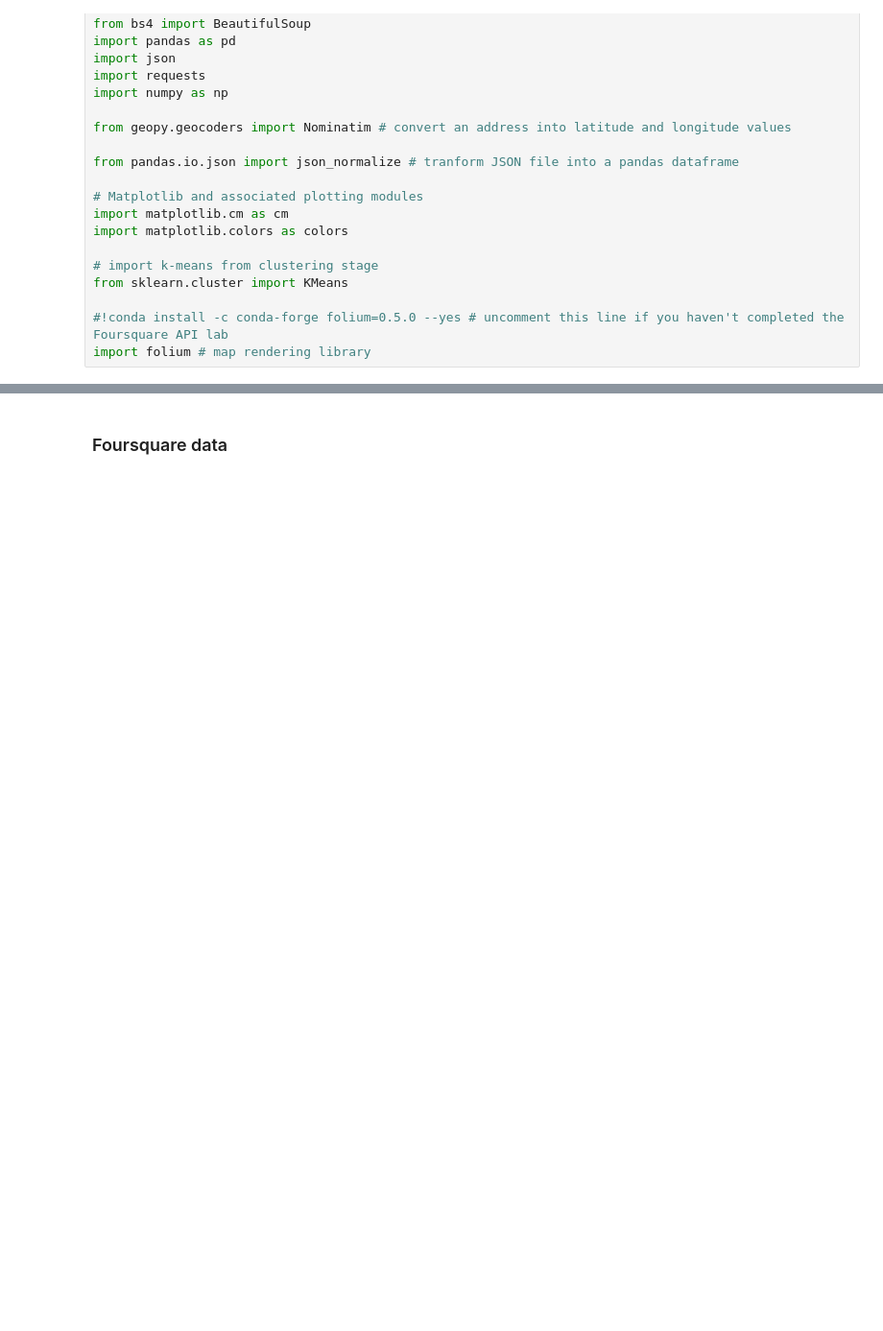
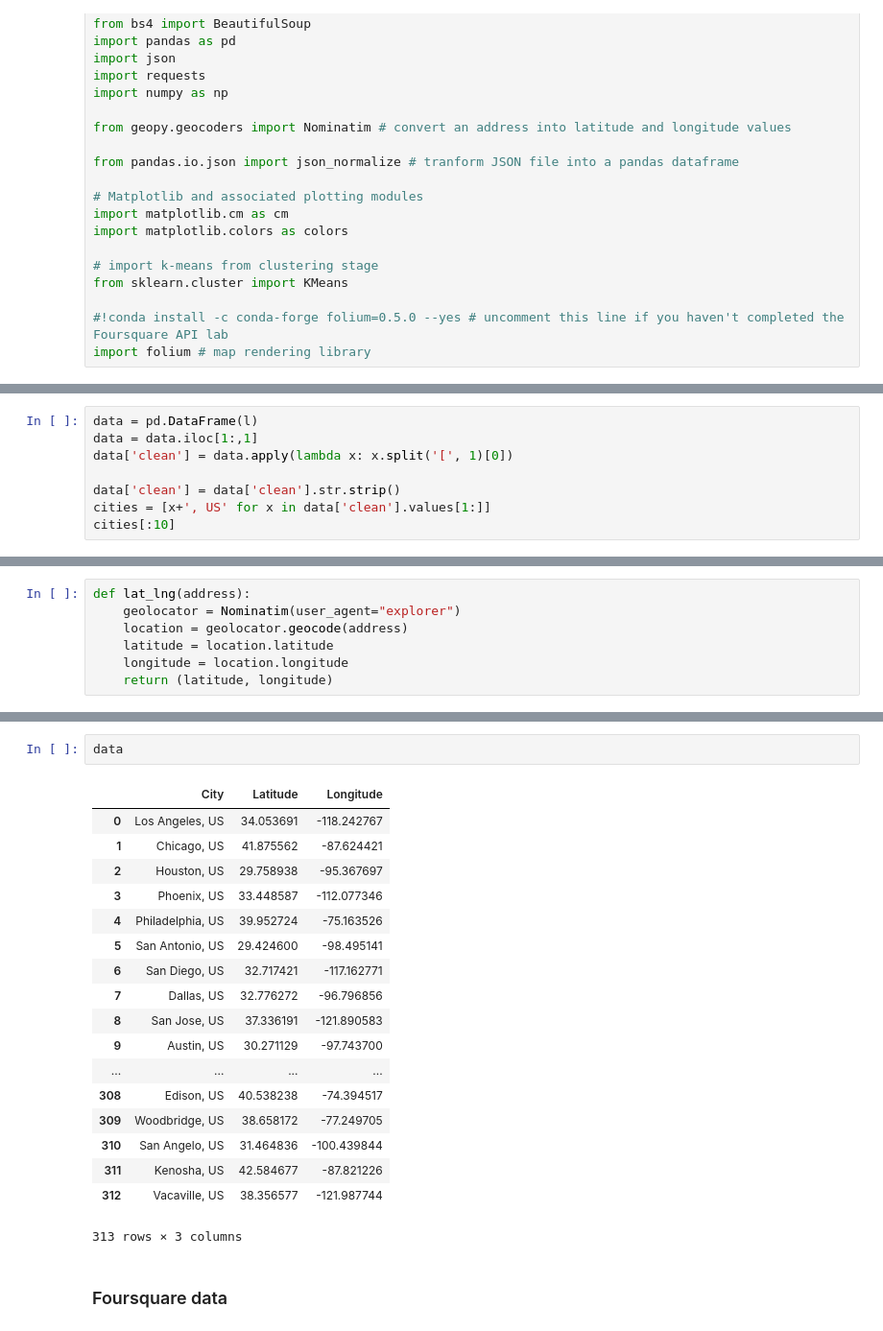
Before and after one commit to kdkuldeep/Coursera_Capstone, a Jupyter notebook: Capstone_Project.ipynb, the cells around one changed output, grey strips where cells are left out. Shown: that part at 96% size. Saved outputs shown, nothing was run; the diff lists cells and outputs as text; blank space fills up the shorter version.

```diff
--- a/Capstone_Project.ipynb
+++ b/Capstone_Project.ipynb
@@ -103,0 +81,8 @@ toronto_data = neighborhoods[neighborhoods.Borough.str.contains('Toronto')]
+# %%
+data = pd.DataFrame(l)
+data = data.iloc[1:,1]
+data['clean'] = data.apply(lambda x: x.split('[', 1)[0])
+
+data['clean'] = data['clean'].str.strip()
+cities = [x+', US' for x in data['clean'].values[1:]]
+cities[:10]
@@ -103,0 +102,7 @@ toronto_data = neighborhoods[neighborhoods.Borough.str.contains('Toronto')]
+# %%
+def lat_lng(address):
+    geolocator = Nominatim(user_agent="explorer")
+    location = geolocator.geocode(address)
+    latitude = location.latitude
+    longitude = location.longitude
+    return (latitude, longitude)
@@ -104,3 +137,24 @@ toronto_data = neighborhoods[neighborhoods.Borough.str.contains('Toronto')]
+# %%
+data
+# %% [output]
+|  | City | Latitude | Longitude |
+| 0 | Los Angeles, US | 34.053691 | -118.242767 |
+| 1 | Chicago, US | 41.875562 | -87.624421 |
+| 2 | Houston, US | 29.758938 | -95.367697 |
+| 3 | Phoenix, US | 33.448587 | -112.077346 |
+| 4 | Philadelphia, US | 39.952724 | -75.163526 |
+| 5 | San Antonio, US | 29.424600 | -98.495141 |
+| 6 | San Diego, US | 32.717421 | -117.162771 |
+| 7 | Dallas, US | 32.776272 | -96.796856 |
+| 8 | San Jose, US | 37.336191 | -121.890583 |
+| 9 | Austin, US | 30.271129 | -97.743700 |
+| ... | ... | ... | ... |
+| 308 | Edison, US | 40.538238 | -74.394517 |
+| 309 | Woodbridge, US | 38.658172 | -77.249705 |
+| 310 | San Angelo, US | 31.464836 | -100.439844 |
+| 311 | Kenosha, US | 42.584677 | -87.821226 |
+| 312 | Vacaville, US | 38.356577 | -121.987744 |
+313 rows × 3 columns
 # %% [markdown]
 ### Foursquare data
 # %%
```
Also changed, not shown: parts of 29 cells of this notebook.
